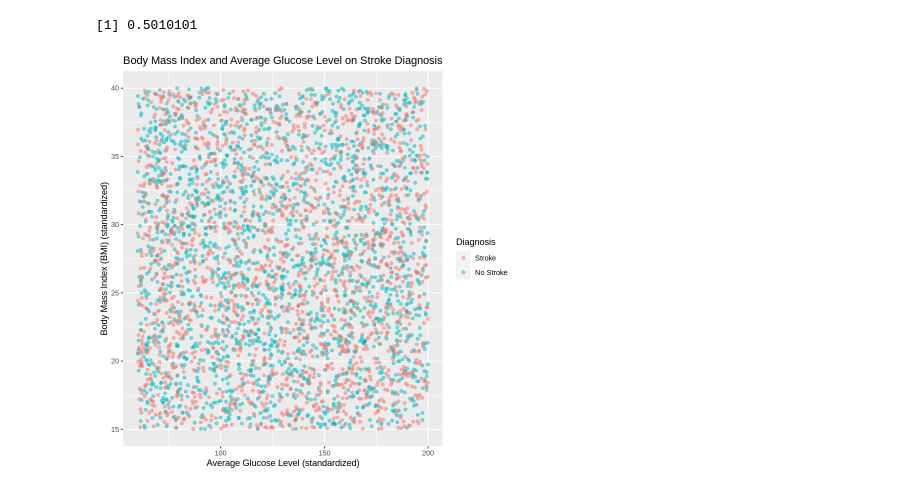
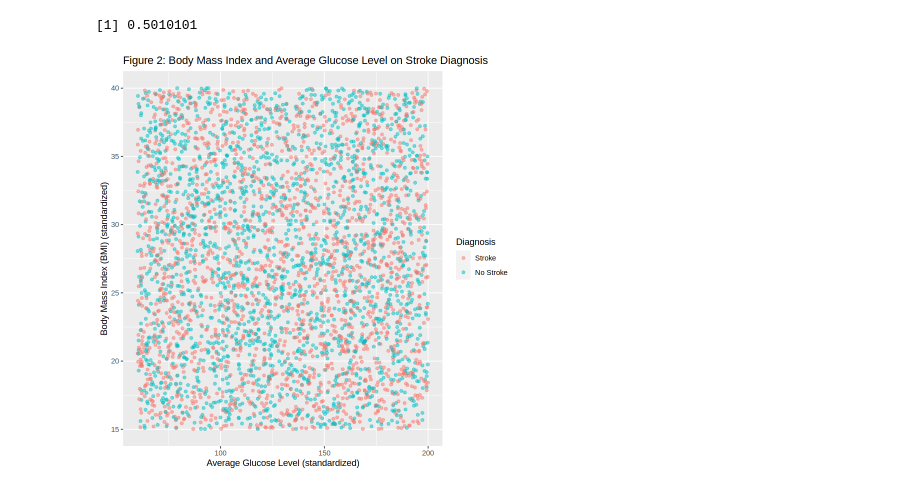
Before and after one commit to YiruJiang/Stroke_Prediction, a Jupyter notebook: Group_Project_Report.ipynb, the cells around one changed output. Drawn from its saved outputs; the diff is of its cells as text; code cells hidden in the pictures.

```diff
--- a/Group_Project_Report.ipynb
+++ b/Group_Project_Report.ipynb
@@ -23,7 +54,7 @@ Making 'packages.html' ...
 # %%
 #Our dataset can successfully be loaded into R
 
-stroke_original <- read_csv('stroke_prediction_dataset.csv') |>
+stroke_original <- read_csv('https://raw.githubusercontent.com/YiruJiang/Stroke_Prediction/main/stroke_prediction_dataset.csv') |>
     clean_names()
 
 head(stroke_original, 5)
@@ -224,10 +255,10 @@ recall
 # %%
 visualization <- stroke |>
     ggplot(aes(x = average_glucose_level, y = body_mass_index_bmi, color = diagnosis)) +
     geom_point(alpha = 0.5) +
     labs(x = 'Average Glucose Level (standardized)', y = 'Body Mass Index (BMI) (standardized)', color = 'Diagnosis') +
-    ggtitle('Body Mass Index and Average Glucose Level on Stroke Diagnosis')
+    ggtitle('Figure 2: Body Mass Index and Average Glucose Level on Stroke Diagnosis')
 
 visualization
 # %% [output]
-[figure, old version]
+[figure, new version]
```
Also changed, not shown: parts of 5 cells of this notebook.
